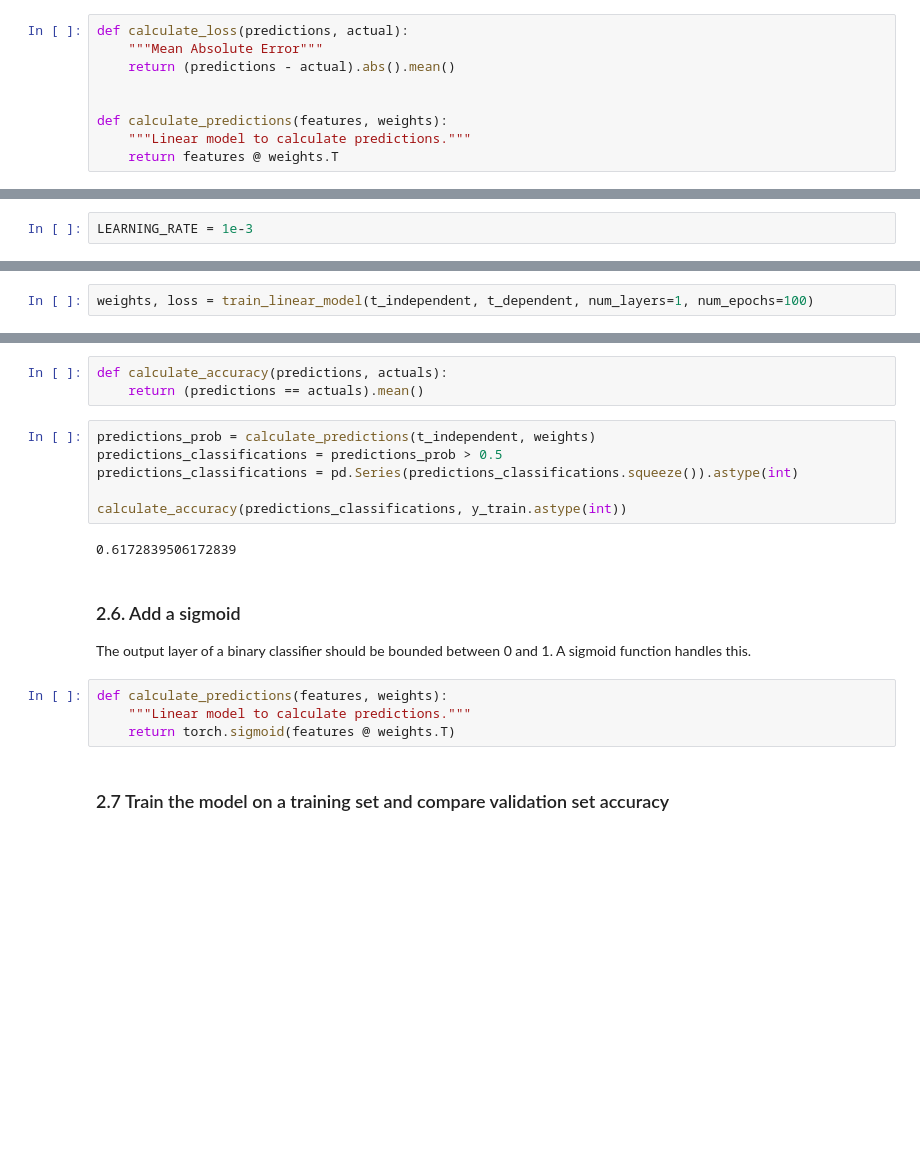
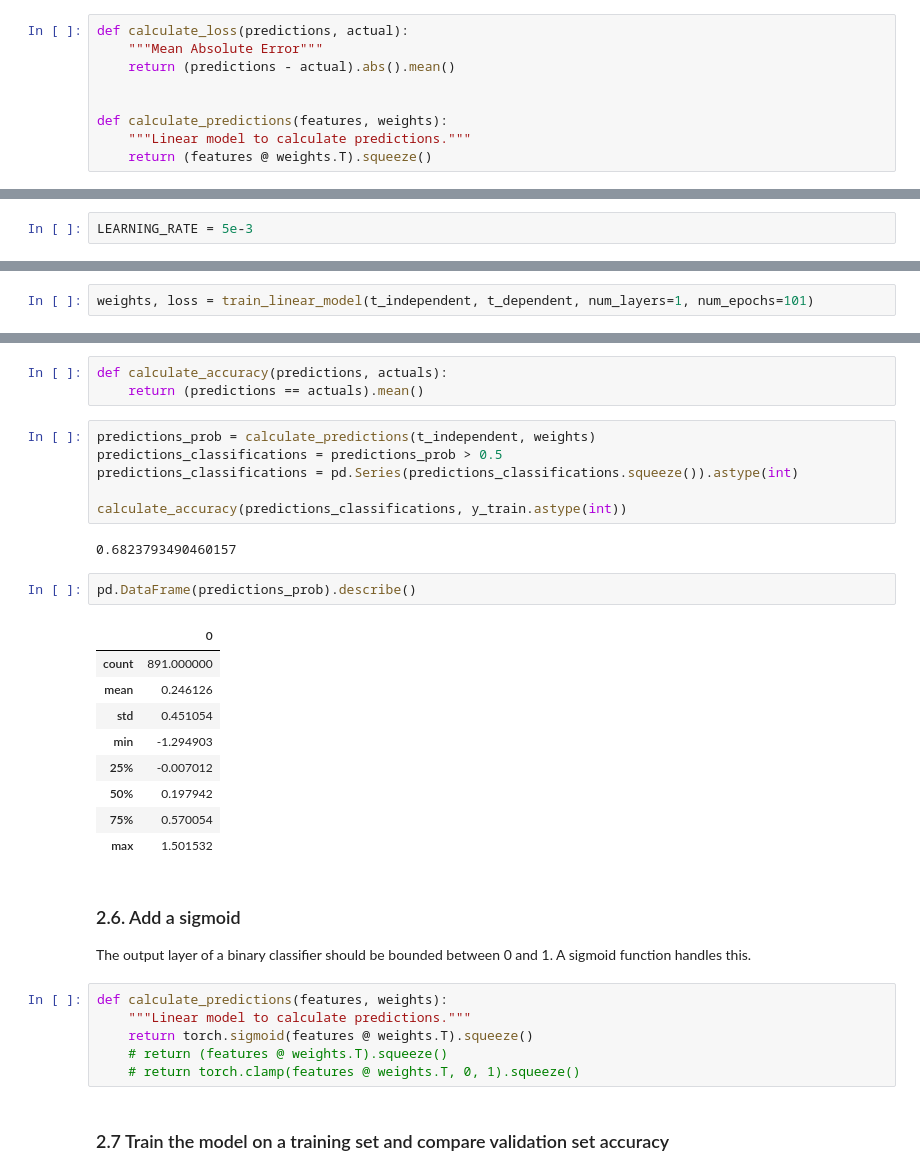
Before and after one commit to gjohl/ml-practice, a Jupyter notebook: ml-practice/notebooks/fastai/5_models_from_scratch.ipynb, the cells around one changed output, grey strips where cells are left out. Saved outputs shown, nothing was run; the diff lists cells and outputs as text; blank space fills up the shorter version.

```diff
--- a/ml-practice/notebooks/fastai/5_models_from_scratch.ipynb
+++ b/ml-practice/notebooks/fastai/5_models_from_scratch.ipynb
@@ -137,7 +137,7 @@ def calculate_loss(predictions, actual):
 
 def calculate_predictions(features, weights):
     """Linear model to calculate predictions."""
-    return features @ weights.T
+    return (features @ weights.T).squeeze()
 # %%
 t_independent = torch.tensor(X_train.values, dtype=torch.float)
 t_independent
@@ -192,7 +192,7 @@ tensor(1.4634, grad_fn=<MeanBackward0>)
 ### 2.3 Gradient descent step
 Calculate an epoch of gradient descent.
 # %%
-LEARNING_RATE = 1e-3
+LEARNING_RATE = 5e-3
 # %%
 weights = initialise_weights(num_layers, num_features)
 weights
@@ -325,5 +324,5 @@ def train_linear_model(t_independent, t_dependent, num_layers, num_epochs):
 
     return weights, loss
 # %%
-weights, loss = train_linear_model(t_independent, t_dependent, num_layers=1, num_epochs=100)
+weights, loss = train_linear_model(t_independent, t_dependent, num_layers=1, num_epochs=101)
 # %% [output]
@@ -371,7 +371,19 @@ predictions_classifications = pd.Series(predictions_classifications.squeeze()).a
 
 calculate_accuracy(predictions_classifications, y_train.astype(int))
 # %% [output]
-0.6172839506172839
+0.6823793490460157
+# %%
+pd.DataFrame(predictions_prob).describe()
+# %% [output]
+|  | 0 |
+| count | 891.000000 |
+| mean | 0.246126 |
+| std | 0.451054 |
+| min | -1.294903 |
+| 25% | -0.007012 |
+| 50% | 0.197942 |
+| 75% | 0.570054 |
+| max | 1.501532 |
 # %% [markdown]
 ### 2.6. Add a sigmoid
 The output layer of a binary classifier should be bounded between 0 and 1.
@@ -379,7 +391,9 @@ A sigmoid function handles this.
 # %%
 def calculate_predictions(features, weights):
     """Linear model to calculate predictions."""
-    return torch.sigmoid(features @ weights.T)
+    return torch.sigmoid(features @ weights.T).squeeze()
+    # return (features @ weights.T).squeeze()
+    # return torch.clamp(features @ weights.T, 0, 1).squeeze()
 # %% [markdown]
 ### 2.7 Train the model on a training set and compare validation set accuracy
 # %%
```
Also changed, not shown: parts of 51 cells of this notebook, 3 other files.
